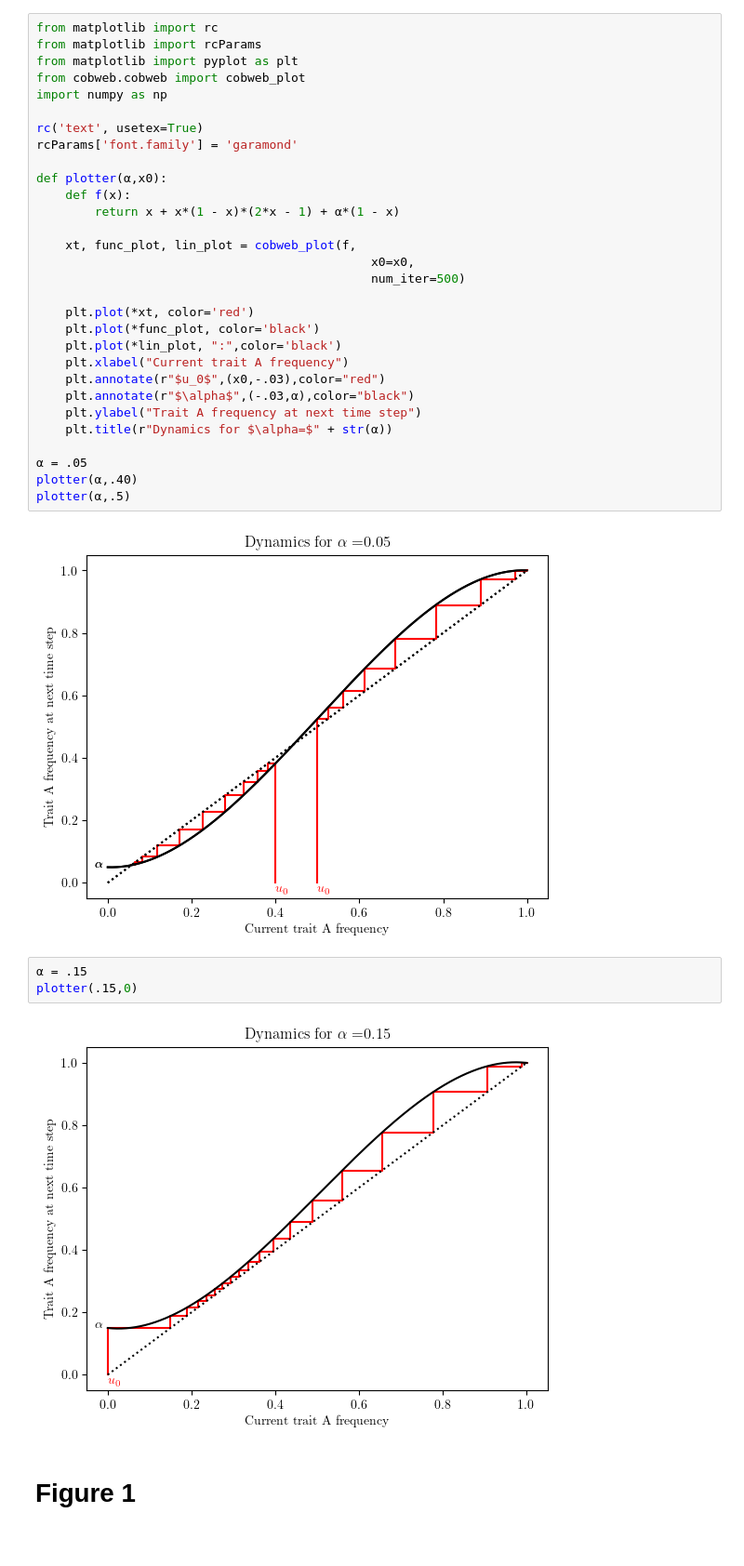
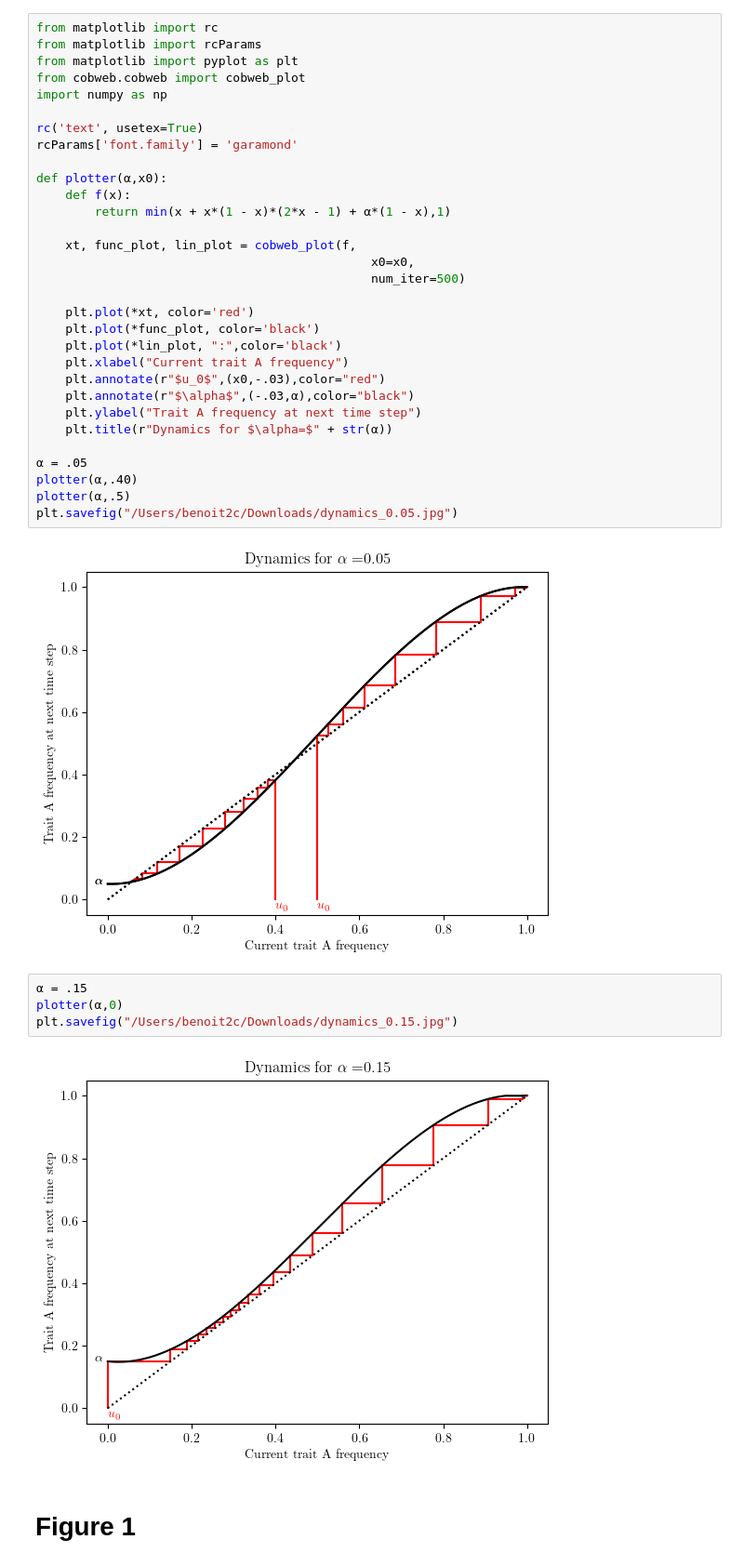
Before and after one commit to albertoacerbi/attraction_social, a Jupyter notebook: Weak_content_pref.ipynb, the cells around one changed output. Shown at 93% size. Cells and saved outputs as stored; diff of their text form.

```diff
--- a/Weak_content_pref.ipynb
+++ b/Weak_content_pref.ipynb
@@ -12,7 +12,7 @@ rcParams['font.family'] = 'garamond'
 
 def plotter(α,x0):
     def f(x):
-        return x + x*(1 - x)*(2*x - 1) + α*(1 - x)
+        return min(x + x*(1 - x)*(2*x - 1) + α*(1 - x),1)
 
     xt, func_plot, lin_plot = cobweb_plot(f,
                                               x0=x0,
@@ -30,13 +30,15 @@ def plotter(α,x0):
 α = .05
 plotter(α,.40)
 plotter(α,.5)
+plt.savefig("/Users/benoit2c/Downloads/dynamics_0.05.jpg")
 # %% [output]
 [figure]
-# %%
-α = .15
-plotter(.15,0)
-# %% [output]
-[figure, removed]
+# %%
+α = .15
+plotter(α,0)
+plt.savefig("/Users/benoit2c/Downloads/dynamics_0.15.jpg")
+# %% [output]
+[figure, added]
 # %% [markdown]
 # Figure 1
 # %%
```
Also changed, not shown: parts of 1 cell of this notebook.
